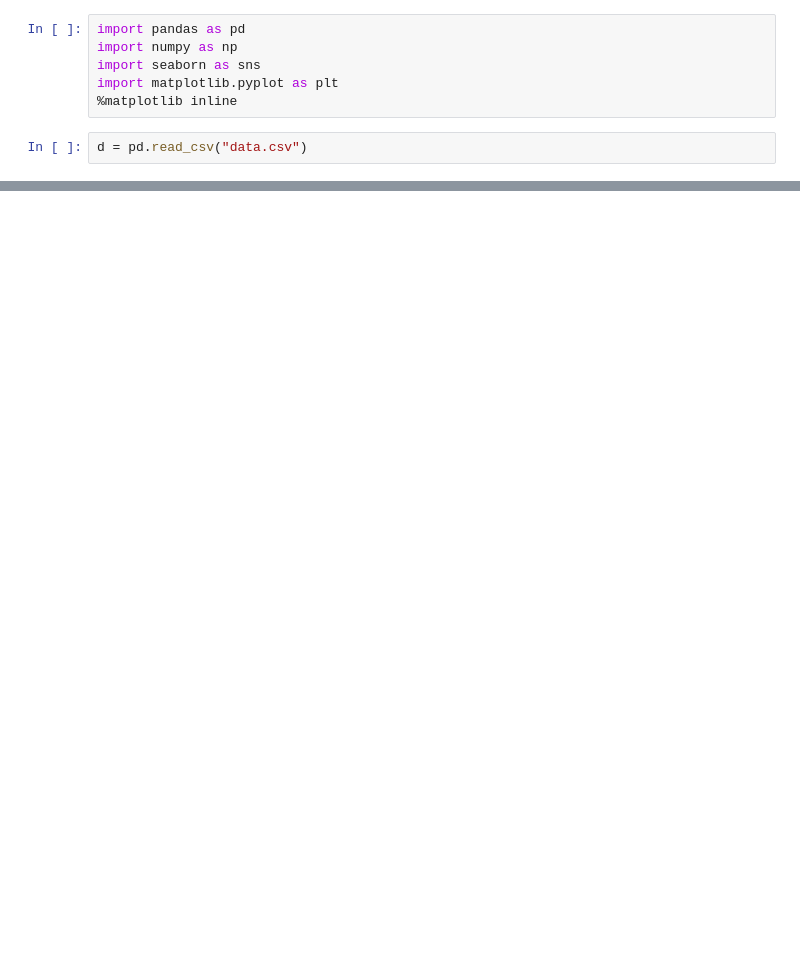
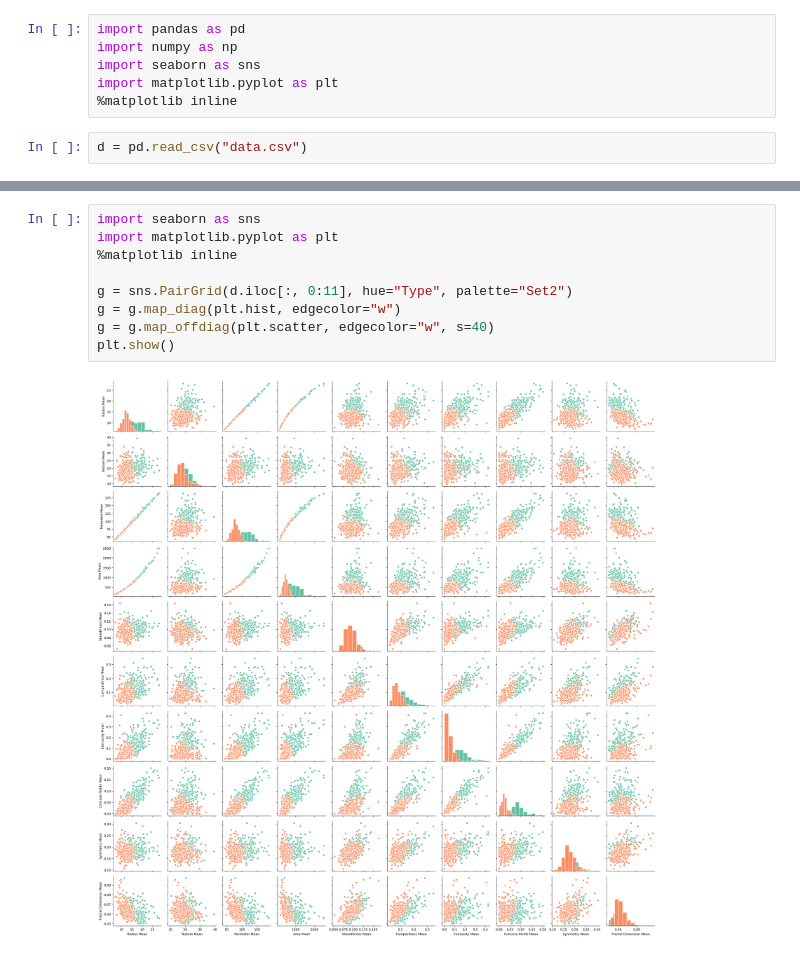
Before and after one commit to DheerajNani7/Breast-Cancer-Detection, a Jupyter notebook: project.ipynb, the cells around one changed output, grey strips where cells are left out. Drawn from its saved outputs; the diff is of its cells as text; blank space fills up the shorter version.

```diff
--- a/project.ipynb
+++ b/project.ipynb
@@ -123,0 +160,11 @@ dtype: int64>
+# %%
+import seaborn as sns
+import matplotlib.pyplot as plt
+%matplotlib inline
+
+g = sns.PairGrid(d.iloc[:, 0:11], hue="Type", palette="Set2")
+g = g.map_diag(plt.hist, edgecolor="w")
+g = g.map_offdiag(plt.scatter, edgecolor="w", s=40)
+plt.show()
+# %% [output]
+[figure, added]
```
Also changed, not shown: parts of 18 cells of this notebook.
